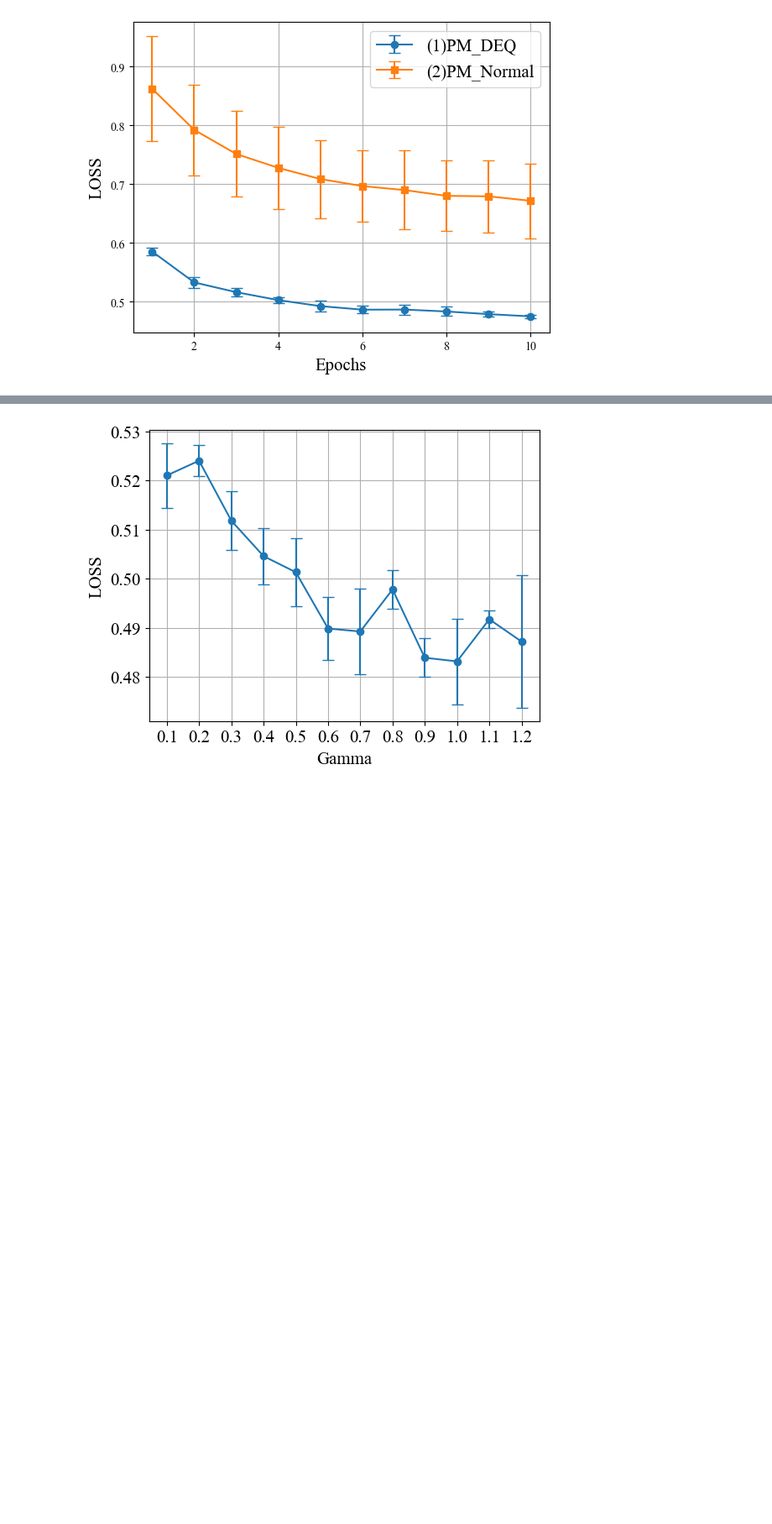
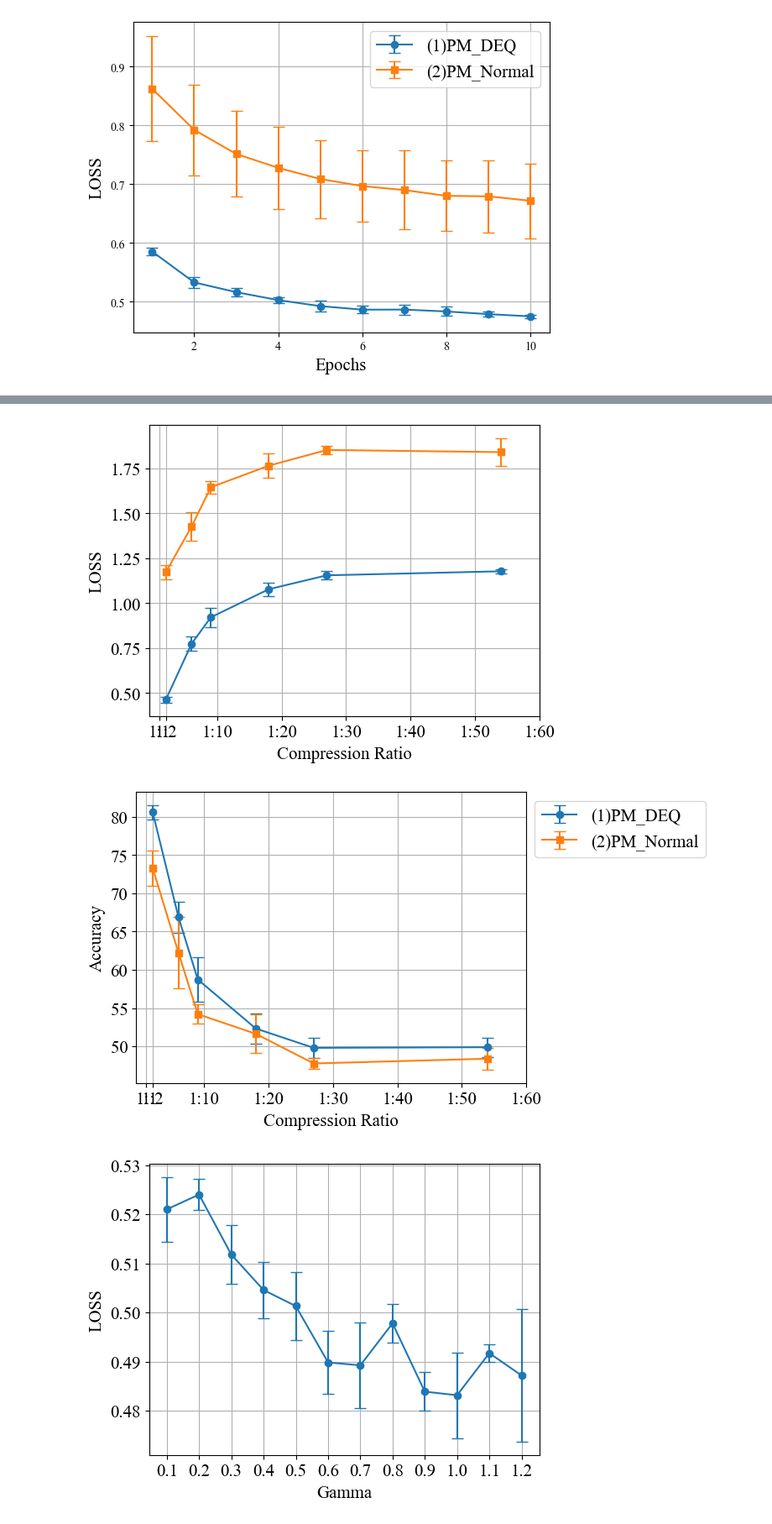
Before and after one commit to Ryuichi-K-create/PhotonicEncoder_public, a Jupyter notebook: Runner/test_graph.ipynb, the cells around one changed output, grey strips where cells are left out. Shown: that part at 84% size. Drawn from its saved outputs; the diff is of its cells as text; code cells hidden in the pictures; blank space fills up the shorter version.

```diff
--- a/Runner/test_graph.ipynb
+++ b/Runner/test_graph.ipynb
@@ -125,3 +125,50 @@ final_graph_maker(file_pathes,variable_param,variable_value,memory_lis,labels,Sa
+# %%
+file_pathes = []
+labels = []
+
+#-------------------------dataset-------------------------------
+dataset = 'covtype'
+variable_param = 'leverage'
+
+#-------------------------1stParameter--------------------------
+labels.append('(1)PM_DEQ')
+enc_type = 'PM'
+cls_type = 'MLP'
+variable_value = [2,6,9,18,27,54]  # 例: variableの値
+num_times = 3  # 試行回数
+experiment_name = 'DEQ8191641'
+
+file_pathes.append(os.path.join(onedrive_path,'PhotonicEncoder_data',dataset, variable_param + '_variable', enc_type, cls_type, experiment_name, 'Final_results.csv'))
+
+#-------------------------2ndParameter--------------------------
+labels.append('(2)PM_Normal')
+enc_type = 'PM'
+cls_type = 'MLP'
+variable_value = [2,6,9,18,27,54]  # 例: variableの値
+num_times = 5  # 試行回数
+experiment_name = 'Normal8191643'
+
+file_pathes.append(os.path.join(onedrive_path,'PhotonicEncoder_data',dataset, variable_param + '_variable', enc_type, cls_type, experiment_name, 'Final_results.csv'))
+
+#---------------------------------------------------------------
+if variable_param == 'leverage':
+    if dataset in ('mnist', 'fashion-mnist') :
+        variable_values = [1,2,4,8,16]
+        memory_lis =[1,2,4,8,16]
+    elif dataset in ('cifar-10', 'cinic-10'):
+        variable_values = [1,2,3,4,6,8,12,16,24,48]
+        memory_lis =[1,2,10,20,30,40,50]
+    elif dataset == 'covtype':
+        variable_values = [1,2,3,6,9,18,27,54]
+        memory_lis =[1,2,10,20,30,40,50,60]
+
+# variable_values = [1,2,4,8,16]
+# memory_lis =[1,2,4,8,16]
+
+final_graph_maker(file_pathes,variable_param,variable_value,memory_lis,labels,Save=False, Show=True)
+# %% [output]
+[figure, added]
+[figure, added]
 # %%
 file_pathes = []
 labels = []
```
Also changed, not shown: parts of 1 cell of this notebook, 2 other files.
